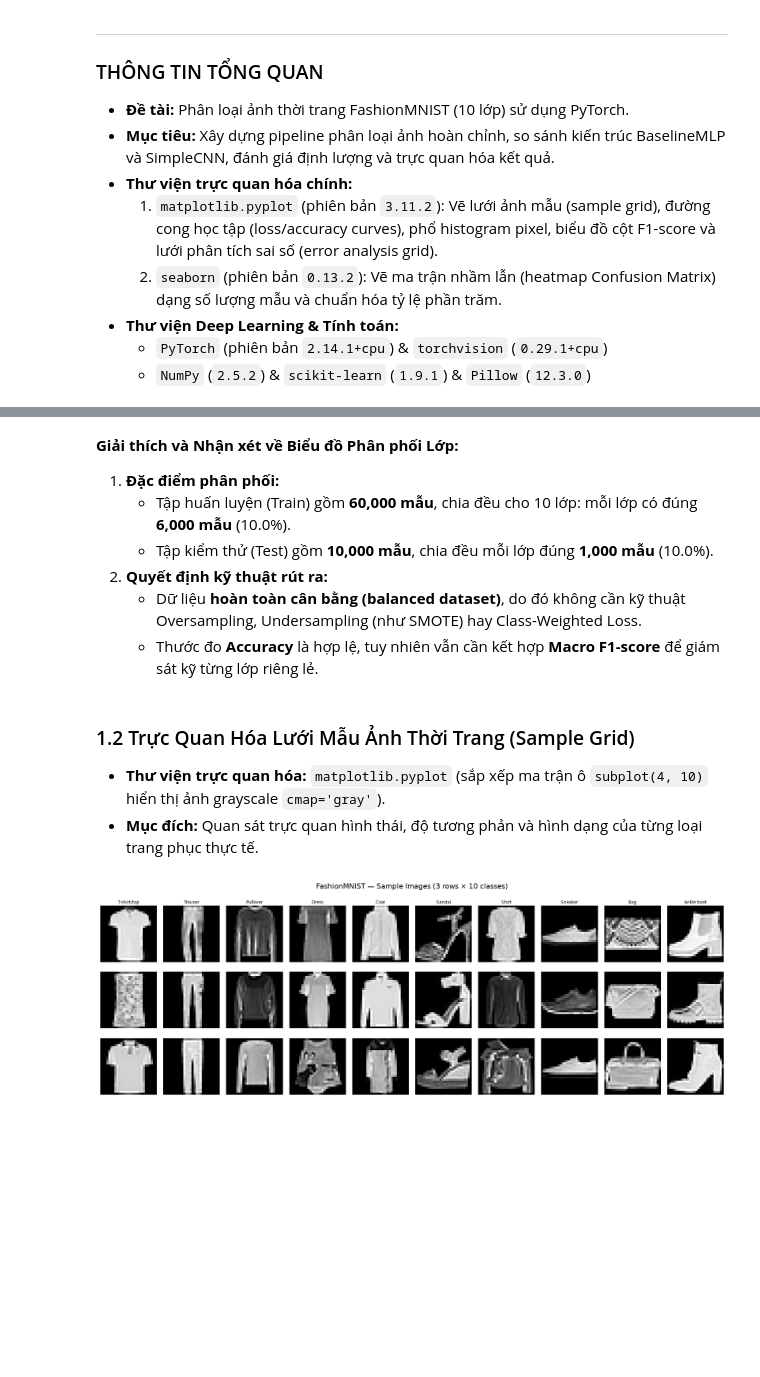
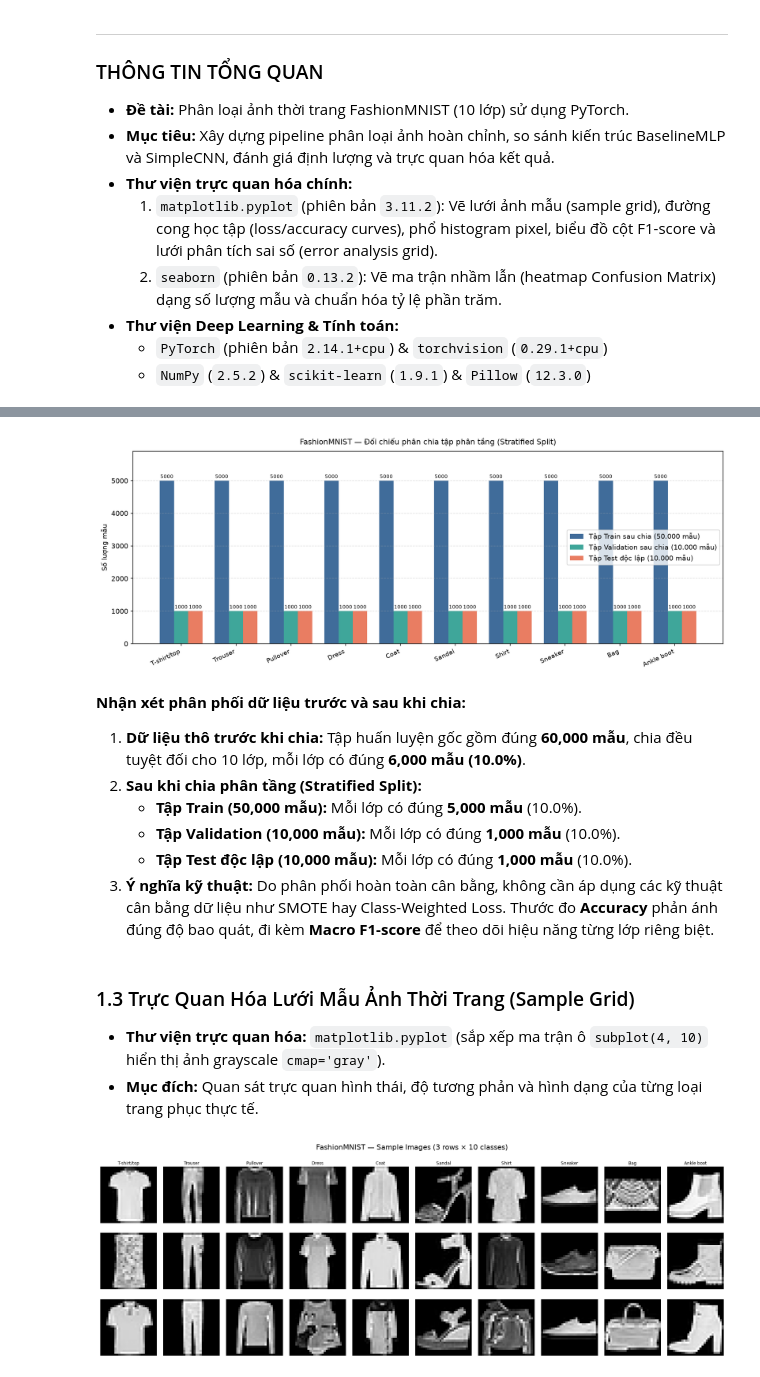
Before and after one commit to khanhlinh616/DL_Lab1_Nhom1, a Jupyter notebook: notebooks/fashionmnist_complete_pipeline.ipynb, the cells around one changed output, grey strips where cells are left out. Saved outputs shown, nothing was run; the diff lists cells and outputs as text; code cells hidden in the pictures; blank space fills up the shorter version.

```diff
--- a/notebooks/fashionmnist_complete_pipeline.ipynb
+++ b/notebooks/fashionmnist_complete_pipeline.ipynb
@@ -58,13 +59,24 @@ else:
+# %%
+# Hiển thị đối chiếu phân phối các tập sau khi chia phân tầng (Train 50k / Val 10k / Test 10k)
+img_split_path = PROJECT_ROOT / "artifacts" / "figures" / "dataset_split_distribution.png"
+if img_split_path.exists():
+    plt.figure(figsize=(12, 5), dpi=150)
+    plt.imshow(Image.open(img_split_path))
+    plt.axis("off")
+    plt.title("Đối chiếu phân phối các tập sau chia phân tầng", fontsize=12, pad=10)
+    plt.show()
+# %% [output]
+[figure, added]
 # %% [markdown]
-**Giải thích và Nhận xét về Biểu đồ Phân phối Lớp:**
-1. **Đặc điểm phân phối:**
-   - Tập huấn luyện (Train) gồm **60,000 mẫu**, chia đều cho 10 lớp: mỗi lớp có đúng **6,000 mẫu** (10.0%).
-   - Tập kiểm thử (Test) gồm **10,000 mẫu**, chia đều mỗi lớp đúng **1,000 mẫu** (10.0%).
-2. **Quyết định kỹ thuật rút ra:**
-   - Dữ liệu **hoàn toàn cân bằng (balanced dataset)**, do đó không cần kỹ thuật Oversampling, Undersampling (như SMOTE) hay Class-Weighted Loss.
-   - Thước đo **Accuracy** là hợp lệ, tuy nhiên vẫn cần kết hợp **Macro F1-score** để giám sát kỹ từng lớp riêng lẻ.
+**Nhận xét phân phối dữ liệu trước và sau khi chia:**
+1. **Dữ liệu thô trước khi chia:** Tập huấn luyện gốc gồm đúng **60,000 mẫu**, chia đều tuyệt đối cho 10 lớp, mỗi lớp có đúng **6,000 mẫu (10.0%)**.
+2. **Sau khi chia phân tầng (Stratified Split):**
+   - **Tập Train (50,000 mẫu):** Mỗi lớp có đúng **5,000 mẫu** (10.0%).
+   - **Tập Validation (10,000 mẫu):** Mỗi lớp có đúng **1,000 mẫu** (10.0%).
+   - **Tập Test độc lập (10,000 mẫu):** Mỗi lớp có đúng **1,000 mẫu** (10.0%).
+3. **Ý nghĩa kỹ thuật:** Do phân phối hoàn toàn cân bằng, không cần áp dụng các kỹ thuật cân bằng dữ liệu như SMOTE hay Class-Weighted Loss. Thước đo **Accuracy** phản ánh đúng độ bao quát, đi kèm **Macro F1-score** để theo dõi hiệu năng từng lớp riêng biệt.
 # %% [markdown]
-### 1.2 Trực Quan Hóa Lưới Mẫu Ảnh Thời Trang (Sample Grid)
+### 1.3 Trực Quan Hóa Lưới Mẫu Ảnh Thời Trang (Sample Grid)
 - **Thư viện trực quan hóa:** `matplotlib.pyplot` (sắp xếp ma trận ô `subplot(4, 10)` hiển thị ảnh grayscale `cmap='gray'`).
 - **Mục đích:** Quan sát trực quan hình thái, độ tương phản và hình dạng của từng loại trang phục thực tế.
 # %%
```
Also changed, not shown: parts of 4 cells of this notebook, 5 other files.
